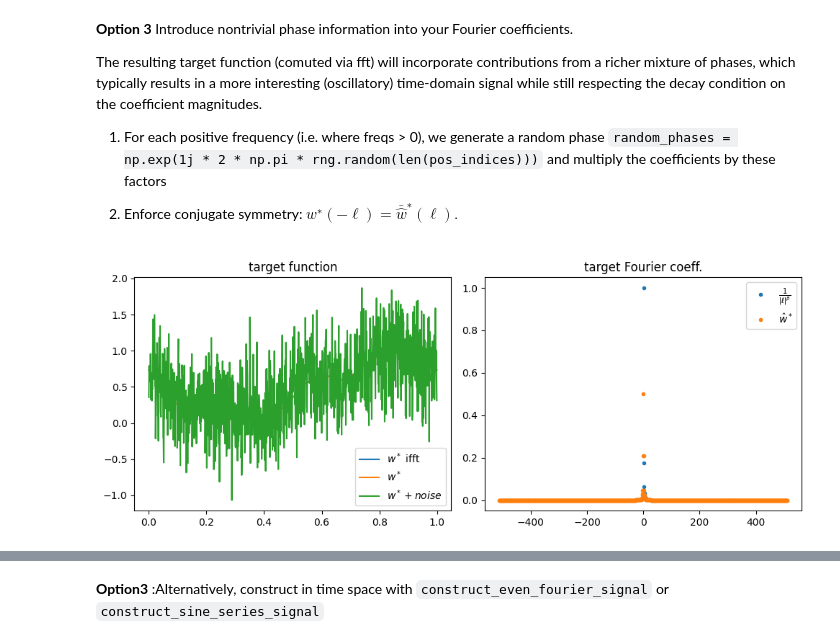
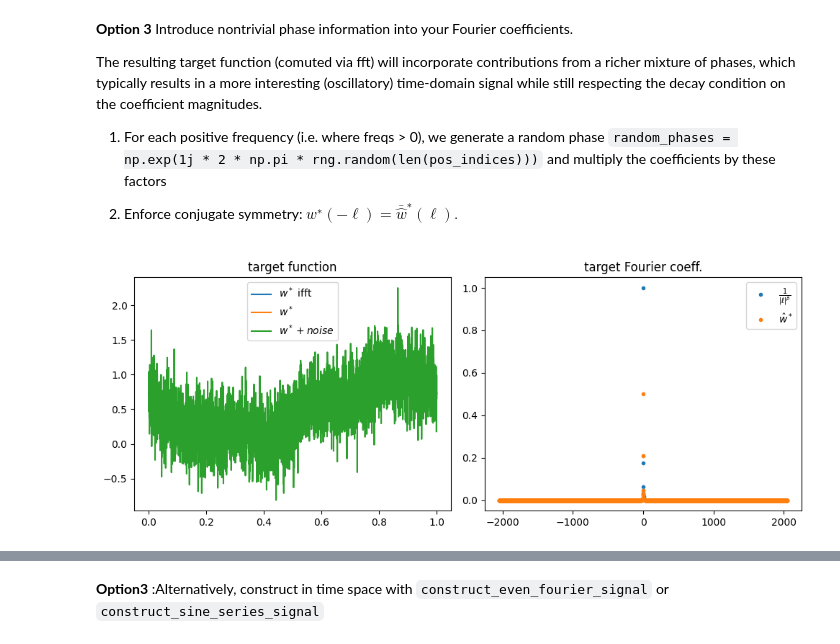
Before and after one commit to EmiliaMagnani/learnconv, a Jupyter notebook: notebooks/tutorial.ipynb, the cells around one changed output, grey strips where cells are left out. Cells and saved outputs as stored; diff of their text form; code cells hidden in the pictures.

```diff
--- a/notebooks/tutorial.ipynb
+++ b/notebooks/tutorial.ipynb
@@ -31,10 +31,10 @@ $$
 $$
 # %%
 # Number of input functions
-num_samples = 250
+num_samples = 90
 num_experiments=3  # number of experiments to run for each sample size
 
-grid_size = 2**10 # grid points
+grid_size = 2**12 # grid points
 
 t_left = 0
 t_right = 1  # time interval
@@ -42,7 +42,7 @@ t_right = 1  # time interval
 time_span = t_right - t_left
 
 time_array = np.linspace(t_left,t_right,grid_size,endpoint=False)
-noise = .4 # noise level in the data
+noise = .3 # noise level in the data
 
 
 # Compute frequency bins
@@ -157,18 +157,12 @@ The resulting target function (comuted via fft) will incorporate contributions f
 # %%
 balancing_vector = np.ones(grid_size)
 balancing_vector[freqs != 0] = np.abs(freqs[freqs != 0]) ** 1
-balancing_vector[1] =.3
-balancing_vector[-1] =.3
-balancing_vector[2] = .5
-balancing_vector[-2] = .5
-balancing_vector[3] = 3
-balancing_vector[-3] = 3
-balancing_vector[4] = 4
-balancing_vector[-4] = 4
-balancing_vector[5] = 4
-balancing_vector[-5] = 4
-balancing_vector[6] = 2
-balancing_vector[-6] = 2
+balancing_vector[1] = balancing_vector[-1] = .3
+balancing_vector[2] =  balancing_vector[-2] =.5
+balancing_vector[3] = balancing_vector[-3] =  3
+balancing_vector[4] = balancing_vector[-4] = 4
+balancing_vector[5] = balancing_vector[-5] = 4
+balancing_vector[6] = balancing_vector[-6] = 2
 target_coeff = get_fourier_coeffs_balanced(decay=3.51, time_span=time_span, n_sample_points=grid_size, c0=.5, scale=.7, balancing_vector=balancing_vector)
 # target_coeff= get_fourier_coeffs(target_decay, time_span, grid_size, c0=1, scale=1)
 
@@ -187,34 +181,34 @@ neg_indices = np.where(freqs < 0)[0]
 # The corresponding negative frequency for a positive frequency at index i is at index -i.
 target_coeff[neg_indices] = np.conjugate(target_coeff[-neg_indices])
 
 # (If grid_size is even, the Nyquist frequency must also be real.)
 if grid_size % 2 == 0:
     nyquist_index = grid_size // 2
     target_coeff[nyquist_index] = target_coeff[nyquist_index].real
 
 # Now compute the target function via the inverse Fourier transform.
 target = np.fft.ifft(target_coeff * grid_size).real
 
 # --- Visualize the Target Function and Its Fourier Coefficients ---
 
 fig,(ax1, ax2)  = plt.subplots(1,2,figsize=(10, 4))
 ax1.plot(time_array, compute_inverse_fourier_coeff(target_coeff,time_span), label=r'$w^*$ ifft')
 # ax1.plot(time_array, target + noise*rng.standard_normal(grid_size), label=r'$w^* + noise$')
 ax1.plot(time_array, target, label=r'$w^*$')
 ax1.plot(time_array, target + noise*rng.standard_normal(grid_size), label=r'$w^* + noise$')
 #plot target with noise
 ax1.set_title('target function')
 ax1.legend()
 
 plot_till= 7
 aux_vec=np.arange(1,target_coeff.size+1, dtype=float)
 ax2.plot(freqs[1:plot_till+1],(aux_vec[:plot_till]**(-2.51)), '.', label=r'$\frac{1}{|\ell|^\beta}$')
 ax2.plot(freqs, np.abs(target_coeff), '.', label='$\hat{w}^*$')
 ax2.set_title('target Fourier coeff.')
 ax2.legend()
 plt.tight_layout()
 # %% [output]
-[figure, old version]
+[figure, new version]
 # %%
 max_amplitude = np.max(np.abs(target))
 
```
Also changed, not shown: parts of 16 cells of this notebook, 3 other files.
